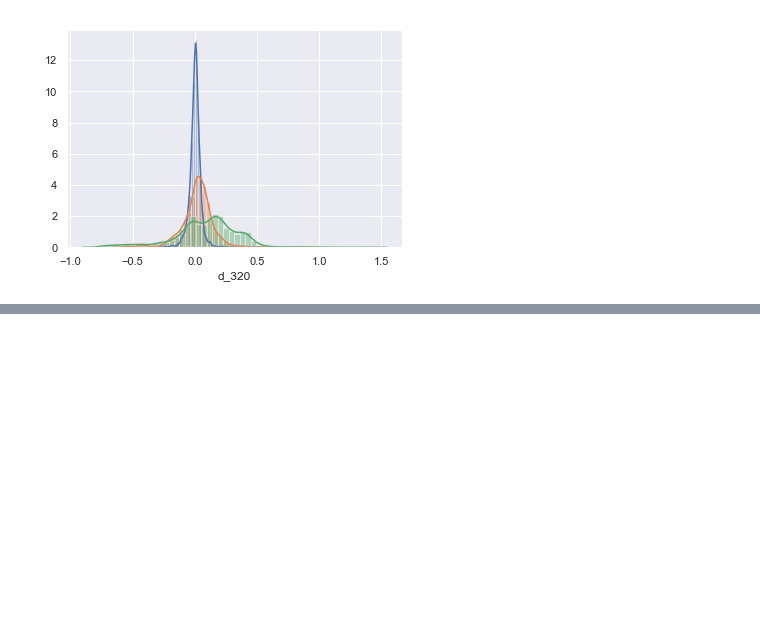
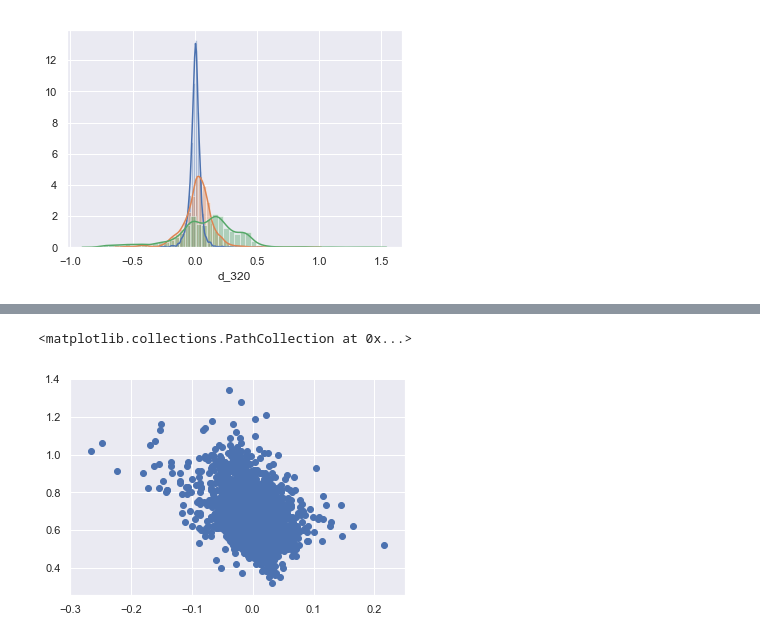
Before and after one commit to looselyconnected/fastai, a Jupyter notebook: stock/eda.ipynb, the cells around one changed output, grey strips where cells are left out. Cells and saved outputs as stored; diff of their text form; code cells hidden in the pictures; blank space fills up the shorter version.

```diff
--- a/stock/eda.ipynb
+++ b/stock/eda.ipynb
@@ -40,0 +75,5 @@ sns.distplot(df['d_320'])
+# %%
+plt.scatter(spy_pc.spy_d_10, spy_pc.pc_ratio)
+# %% [output]
+<matplotlib.collections.PathCollection at 0x...>
+[figure, added]
```
Also changed, not shown: parts of 12 cells of this notebook, 1 other file.
